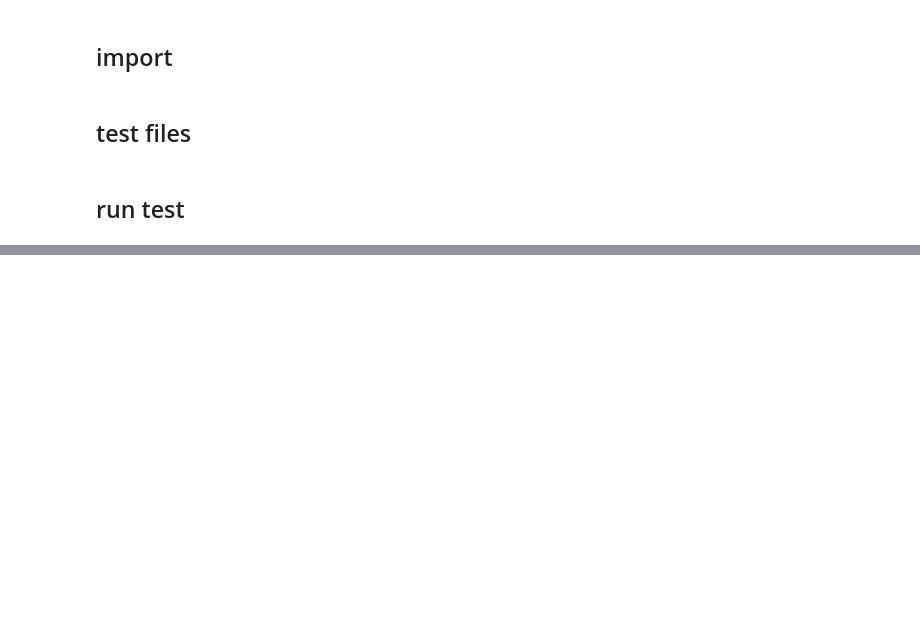
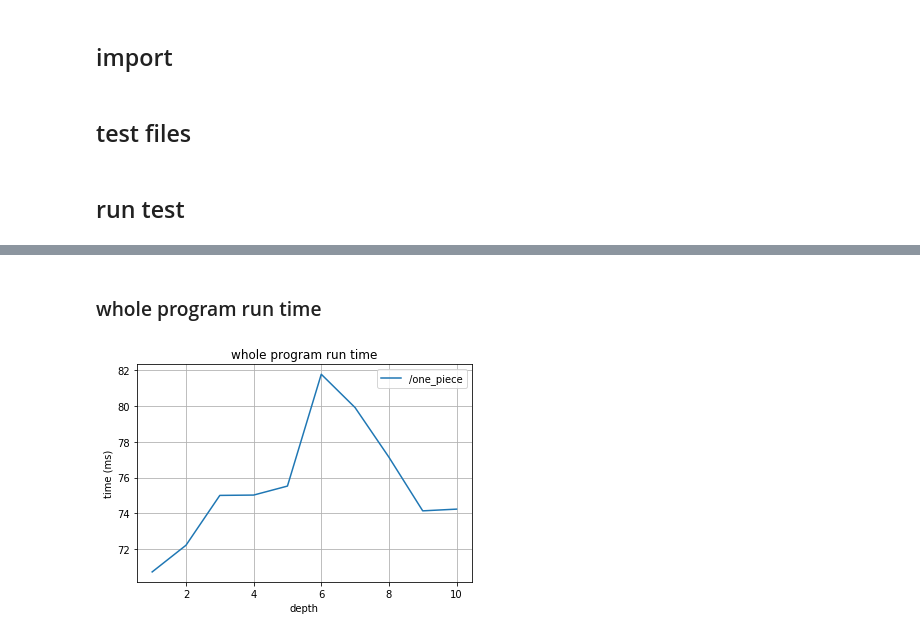
Before and after one commit to yangxvlin/Board-Game-Chexer-AI, a Jupyter notebook: project1/report.ipynb, the cells around one changed output, grey strips where cells are left out. Saved outputs shown, nothing was run; the diff lists cells and outputs as text; code cells hidden in the pictures; blank space fills up the shorter version.

```diff
--- a/project1/report.ipynb
+++ b/project1/report.ipynb
@@ -19,4 +23,4 @@ JSON = ".json"
 # %%
-files = [DIRECTORY + FILE_COMMON + str(i) + JSON for i in range(1, 5)]
+files = [DIRECTORY + ONE_PIECE + FILE_COMMON + str(i) + JSON for i in range(1, MAX_DEPTH+1)]
 # %% [markdown]
 ## run test
@@ -38,0 +97,18 @@ for file in files:
+# %% [markdown]
+### whole program run time
+# %%
+x = [i for i in np.arange(1, MAX_DEPTH+1)]
+y = total_run_time
+
+legend = [ONE_PIECE]
+# %%
+plt.plot(x, y)
+plt.xlabel('depth')
+plt.ylabel('time (ms)')
+plt.title('whole program run time')
+plt.grid(True)
+plt.legend(legend)
+# plt.savefig("test.png")
+plt.show()
+# %% [output]
+[figure, added]
```
Also changed, not shown: parts of 12 cells of this notebook, 14 other files.
